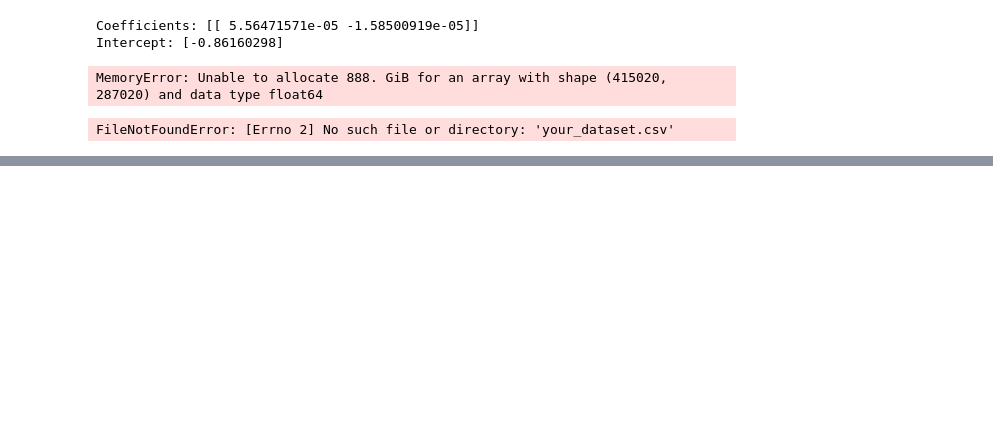
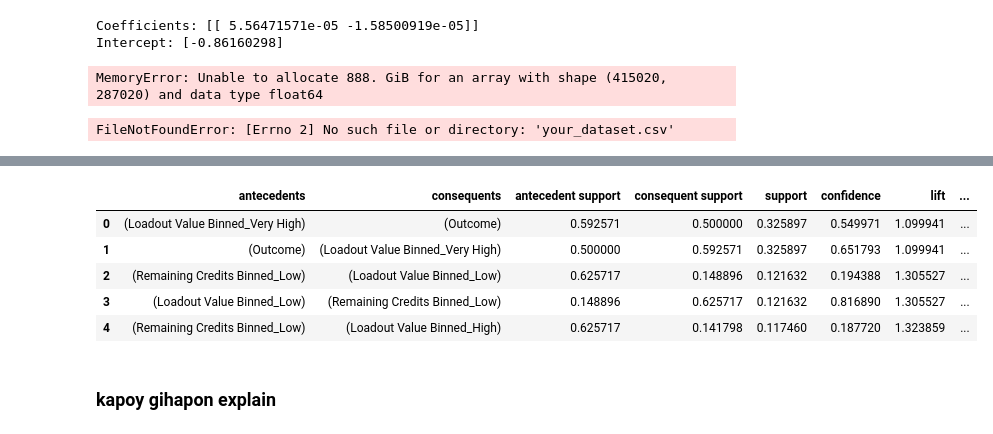
Before and after one commit to jeecoo/FinalProject_DataScience, a Jupyter notebook: mainFile.ipynb, the cells around one changed output, grey strips where cells are left out. Drawn from its saved outputs; the diff is of its cells as text; code cells hidden in the pictures; blank space fills up the shorter version.

```diff
--- a/mainFile.ipynb
+++ b/mainFile.ipynb
@@ -394,0 +599,61 @@ FileNotFoundError: [Errno 2] No such file or directory: 'your_dataset.csv'
+# %%
+#import the modules
+import os
+import pandas as pd
+import seaborn as sns
+import matplotlib.pyplot as plt
+import numpy as np
+from mlxtend.frequent_patterns import apriori, association_rules
+
+def convert_to_numeric(value):
+    """Convert string values like '24.7k' to numerical values like 24700"""
+    if isinstance(value, str):
+        if 'k' in value.lower():
+            return float(value.lower().replace('k', '').strip()) * 1000
+        elif 'm' in value.lower():
+            return float(value.lower().replace('m', '').strip()) * 1000000
+        # Add more cases as needed (e.g., handling 'b' for billions)
+    return pd.to_numeric(value, errors='coerce')
+
+# Load the eco_rounds.csv file
+file_path = r'valorant_data\vct_2024\matches\eco_rounds.csv'
+eco_rounds = pd.read_csv(file_path)
+
+# Convert 'Loadout Value' and 'Remaining Credits' to numeric using the function
+eco_rounds['Loadout Value'] = eco_rounds['Loadout Value'].apply(convert_to_numeric)
+eco_rounds['Remaining Credits'] = eco_rounds['Remaining Credits'].apply(convert_to_numeric)
+
+# Handle any missing values (e.g., drop rows with missing values)
+eco_rounds.dropna(subset=['Loadout Value', 'Remaining Credits', 'Outcome'], inplace=True)
+
+# Convert Outcome to a binary value (1 for win, 0 for loss, assuming 'Outcome' is categorical)
+eco_rounds['Outcome'] = eco_rounds['Outcome'].apply(lambda x: 1 if x == 'Win' else 0)
+
+# Show a snapshot of the data
+eco_rounds.head()
+
+# First, we need to encode the data into a format suitable for Apriori
+# For simplicity, let's encode 'Loadout Value', 'Remaining Credits' as categorical (binned)
+eco_rounds['Loadout Value Binned'] = pd.cut(eco_rounds['Loadout Value'], bins=5, labels=['Low', 'Medium', 'High', 'Very High', 'Max'])
+eco_rounds['Remaining Credits Binned'] = pd.cut(eco_rounds['Remaining Credits'], bins=5, labels=['Low', 'Medium', 'High', 'Very High', 'Max'])
+
+# Encode categorical columns into dummy variables
+basket = pd.get_dummies(eco_rounds[['Loadout Value Binned', 'Remaining Credits Binned', 'Outcome']])
+
+# Apply Apriori algorithm to find frequent item sets
+frequent_itemsets = apriori(basket, min_support=0.1, use_colnames=True)
+
+# Find association rules
+rules = association_rules(frequent_itemsets, metric="lift", min_threshold=1, num_itemsets=10000)
+
+# Show the resulting rules
+rules.head()
+# %% [output]
+|  | antecedents | consequents | antecedent support | consequent support | support | confidence | lift | ... |
+| 0 | (Loadout Value Binned_Very High) | (Outcome) | 0.592571 | 0.500000 | 0.325897 | 0.549971 | 1.099941 | ... |
+| 1 | (Outcome) | (Loadout Value Binned_Very High) | 0.500000 | 0.592571 | 0.325897 | 0.651793 | 1.099941 | ... |
+| 2 | (Remaining Credits Binned_Low) | (Loadout Value Binned_Low) | 0.625717 | 0.148896 | 0.121632 | 0.194388 | 1.305527 | ... |
+| 3 | (Loadout Value Binned_Low) | (Remaining Credits Binned_Low) | 0.148896 | 0.625717 | 0.121632 | 0.816890 | 1.305527 | ... |
+| 4 | (Remaining Credits Binned_Low) | (Loadout Value Binned_High) | 0.625717 | 0.141798 | 0.117460 | 0.187720 | 1.323859 | ... |
+# %% [markdown]
+### kapoy gihapon explain
```
Also changed, not shown: parts of 8 cells of this notebook.
